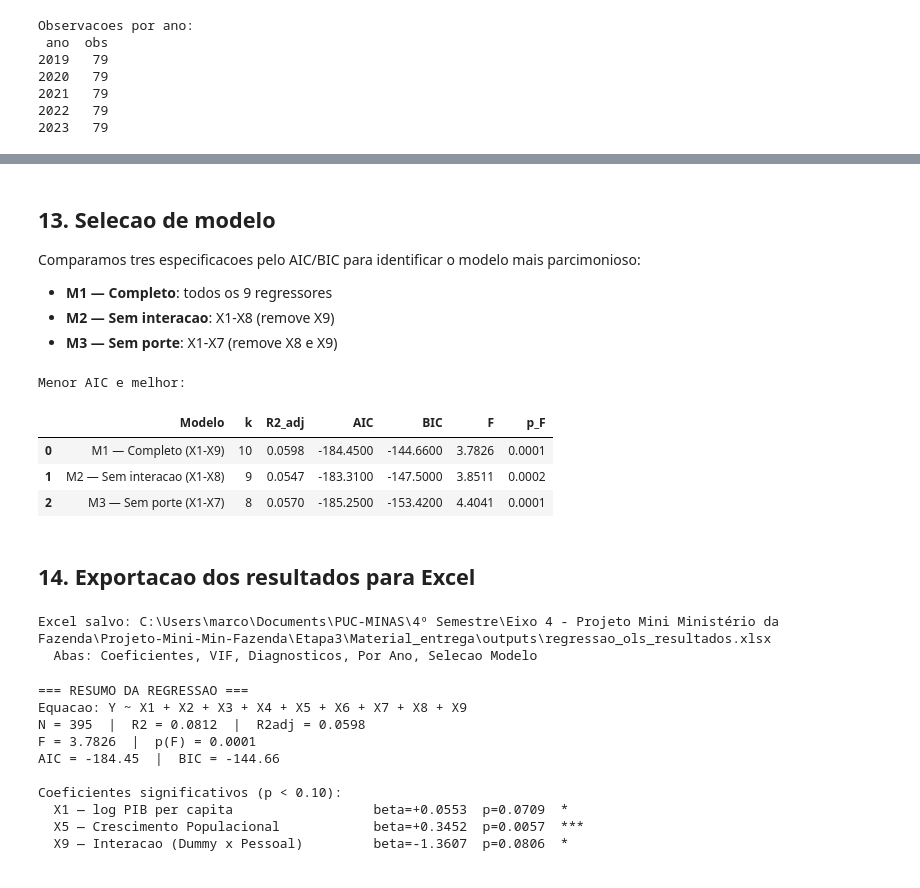
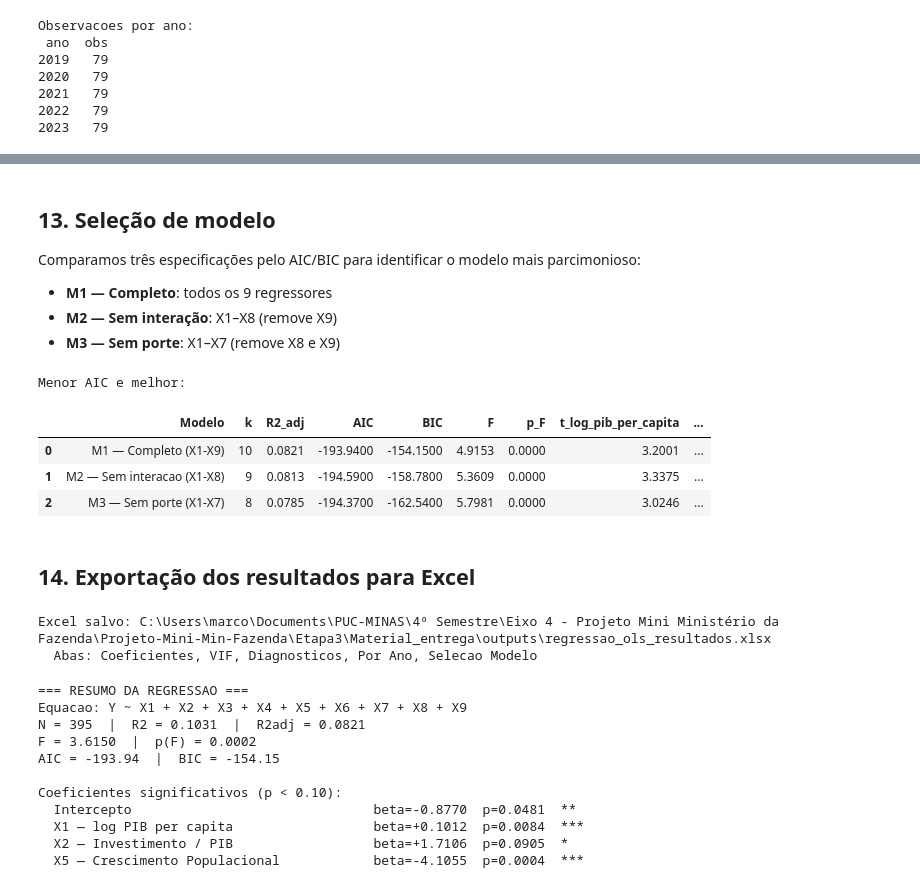
Before and after one commit to marcosquant/mini-ministerio-fazenda, a Jupyter notebook: Etapa3/Material_entrega/scripts/03_regressao_ols.ipynb, the cells around one changed output, grey strips where cells are left out. Cells and saved outputs as stored; diff of their text form; code cells hidden in the pictures.

```diff
--- a/Etapa3/Material_entrega/scripts/03_regressao_ols.ipynb
+++ b/Etapa3/Material_entrega/scripts/03_regressao_ols.ipynb
@@ -150 +150,11 @@ Notes:
 strong multicollinearity or other numerical problems.
+# %%
+formula = (
+    'crescimento_pib ~ '
+    'log_pib_per_capita + investimento_pib + gasto_pessoal_pib + '
+    'receita_corrente_pib + crescimento_populacao + area_por_habitante + '
+    'distancia_capital_km + dummy_pequeno_municipio + interacao_pequeno_pessoal'
+)
+
+modelo = smf.ols(formula=formula, data=df_reg).fit(cov_type='HC3') #hc3
+print(modelo.summary())
@@ -416,6 +442,7 @@ for ano in sorted(df_reg2['ano'].unique()):
            'p_F': round(m.f_pvalue, 4), 'AIC': round(m.aic, 2)}
     for v in VARIAVEIS_X:
         row[v] = round(m.params.get(v, float('nan')), 4)
+        row[f't_{v}'] = round(m.tvalues.get(v, float('nan')), 4)
     resultados_ano.append(row)
 
 res_ano_df = pd.DataFrame(resultados_ano)
@@ -447,9 +474,9 @@ fig_coef.show()
 # %% [markdown]
-## 13. Selecao de modelo
+## 13. Seleção de modelo
 
-Comparamos tres especificacoes pelo AIC/BIC para identificar o modelo
+Comparamos três especificações pelo AIC/BIC para identificar o modelo
 mais parcimonioso:
 
 - **M1 — Completo**: todos os 9 regressores
-- **M2 — Sem interacao**: X1-X8 (remove X9)
-- **M3 — Sem porte**: X1-X7 (remove X8 e X9)
+- **M2 — Sem interação**: X1–X8 (remove X9)
+- **M3 — Sem porte**: X1–X7 (remove X8 e X9)
@@ -456,31 +485,34 @@ mais parcimonioso:
 # %%
 especificacoes = {
     'M1 — Completo (X1-X9)': formula,
     'M2 — Sem interacao (X1-X8)': formula.replace(' + interacao_pequeno_pessoal', ''),
     'M3 — Sem porte (X1-X7)': formula.replace(' + dummy_pequeno_municipio + interacao_pequeno_pessoal', ''),
 }
 
 sel_rows = []
 for nome, f in especificacoes.items():
     m = smf.ols(formula=f, data=df_reg).fit()
-    sel_rows.append({
+    row = {
         'Modelo': nome, 'k': int(m.df_model + 1),
         'R2_adj': round(m.rsquared_adj, 4),
         'AIC': round(m.aic, 2), 'BIC': round(m.bic, 2),
         'F': round(m.fvalue, 4), 'p_F': round(m.f_pvalue, 4),
-    })
+    }
+    for v in VARIAVEIS_X:
+        row[f't_{v}'] = round(m.tvalues.get(v, float('nan')), 4)
+    sel_rows.append(row)
 
 sel_df = pd.DataFrame(sel_rows)
 print('Menor AIC e melhor:')
 sel_df
 # %% [output]
 Menor AIC e melhor:
-|  | Modelo | k | R2_adj | AIC | BIC | F | p_F |
-| 0 | M1 — Completo (X1-X9) | 10 | 0.0598 | -184.4500 | -144.6600 | 3.7826 | 0.0001 |
-| 1 | M2 — Sem interacao (X1-X8) | 9 | 0.0547 | -183.3100 | -147.5000 | 3.8511 | 0.0002 |
-| 2 | M3 — Sem porte (X1-X7) | 8 | 0.0570 | -185.2500 | -153.4200 | 4.4041 | 0.0001 |
+|  | Modelo | k | R2_adj | AIC | BIC | F | p_F | t_log_pib_per_capita | ... |
+| 0 | M1 — Completo (X1-X9) | 10 | 0.0821 | -193.9400 | -154.1500 | 4.9153 | 0.0000 | 3.2001 | ... |
+| 1 | M2 — Sem interacao (X1-X8) | 9 | 0.0813 | -194.5900 | -158.7800 | 5.3609 | 0.0000 | 3.3375 | ... |
+| 2 | M3 — Sem porte (X1-X7) | 8 | 0.0785 | -194.3700 | -162.5400 | 5.7981 | 0.0000 | 3.0246 | ... |
 # %% [markdown]
-## 14. Exportacao dos resultados para Excel
+## 14. Exportação dos resultados para Excel
 # %%
 borda = {'left': 'thin', 'right': 'thin', 'top': 'thin', 'bottom': 'thin'}
 
@@ -560,11 +592,12 @@ for _, r in sig.iterrows():
 # %% [output]
 === RESUMO DA REGRESSAO ===
 Equacao: Y ~ X1 + X2 + X3 + X4 + X5 + X6 + X7 + X8 + X9
-N = 395  |  R2 = 0.0812  |  R2adj = 0.0598
-F = 3.7826  |  p(F) = 0.0001
-AIC = -184.45  |  BIC = -144.66
+N = 395  |  R2 = 0.1031  |  R2adj = 0.0821
+F = 3.6150  |  p(F) = 0.0002
+AIC = -193.94  |  BIC = -154.15
 
 Coeficientes significativos (p < 0.10):
-  X1 — log PIB per capita                  beta=+0.0553  p=0.0709  *
-  X5 — Crescimento Populacional            beta=+0.3452  p=0.0057  ***
-  X9 — Interacao (Dummy x Pessoal)         beta=-1.3607  p=0.0806  *
+  Intercepto                               beta=-0.8770  p=0.0481  **
+  X1 — log PIB per capita                  beta=+0.1012  p=0.0084  ***
+  X2 — Investimento / PIB                  beta=+1.7106  p=0.0905  *
+  X5 — Crescimento Populacional            beta=-4.1055  p=0.0004  ***
```
Also changed, not shown: parts of 30 cells of this notebook, 1 other file.
